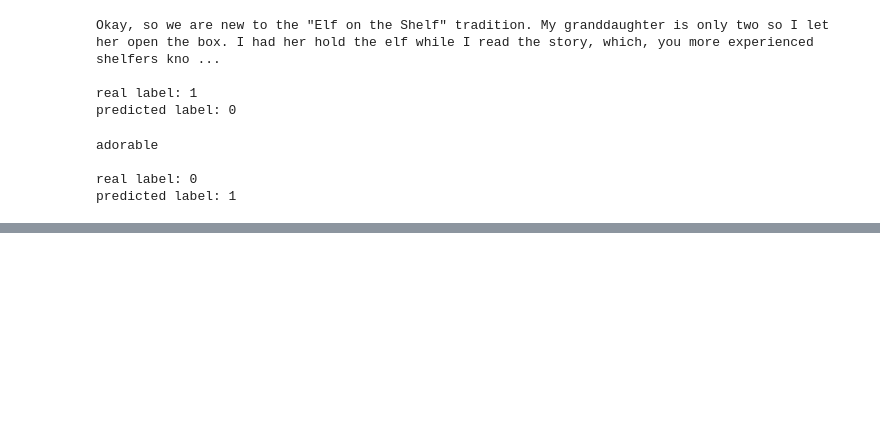
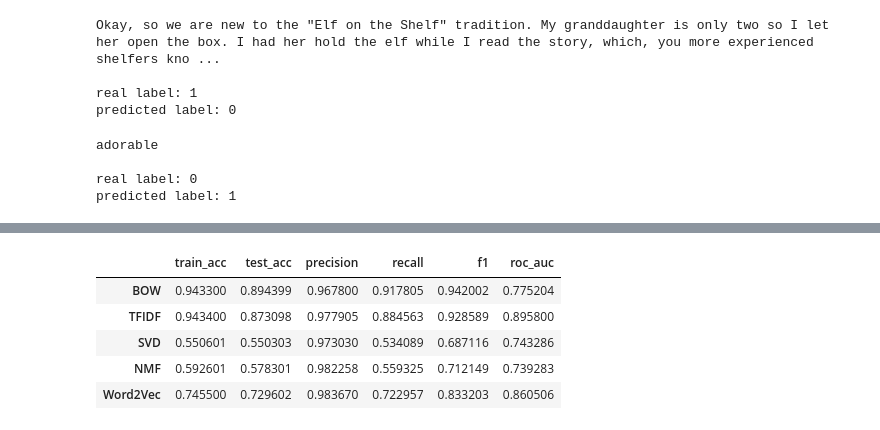
Before and after one commit to klaudia-nazarko/nlp-sentiment-analysis, a Jupyter notebook: toys_0_models.ipynb, the cells around one changed output, grey strips where cells are left out. Drawn from its saved outputs; the diff is of its cells as text; code cells hidden in the pictures; blank space fills up the shorter version.

```diff
--- a/toys_0_models.ipynb
+++ b/toys_0_models.ipynb
@@ -229,0 +279,13 @@ predicted label: 1
+# %%
+imba_pipeline = make_pipeline(RandomOverSampler(random_state=9),
+                              MultinomialNB())
+
+pip_cv = model_cv(imba_pipeline, embeddings_positive, y)
+df_model_cv(pip_cv, embeddings_names, results_names)
+# %% [output]
+|  | train_acc | test_acc | precision | recall | f1 | roc_auc |
+| BOW | 0.943300 | 0.894399 | 0.967800 | 0.917805 | 0.942002 | 0.775204 |
+| TFIDF | 0.943400 | 0.873098 | 0.977905 | 0.884563 | 0.928589 | 0.895800 |
+| SVD | 0.550601 | 0.550303 | 0.973030 | 0.534089 | 0.687116 | 0.743286 |
+| NMF | 0.592601 | 0.578301 | 0.982258 | 0.559325 | 0.712149 | 0.739283 |
+| Word2Vec | 0.745500 | 0.729602 | 0.983670 | 0.722957 | 0.833203 | 0.860506 |
```
Also changed, not shown: parts of 9 cells of this notebook.
